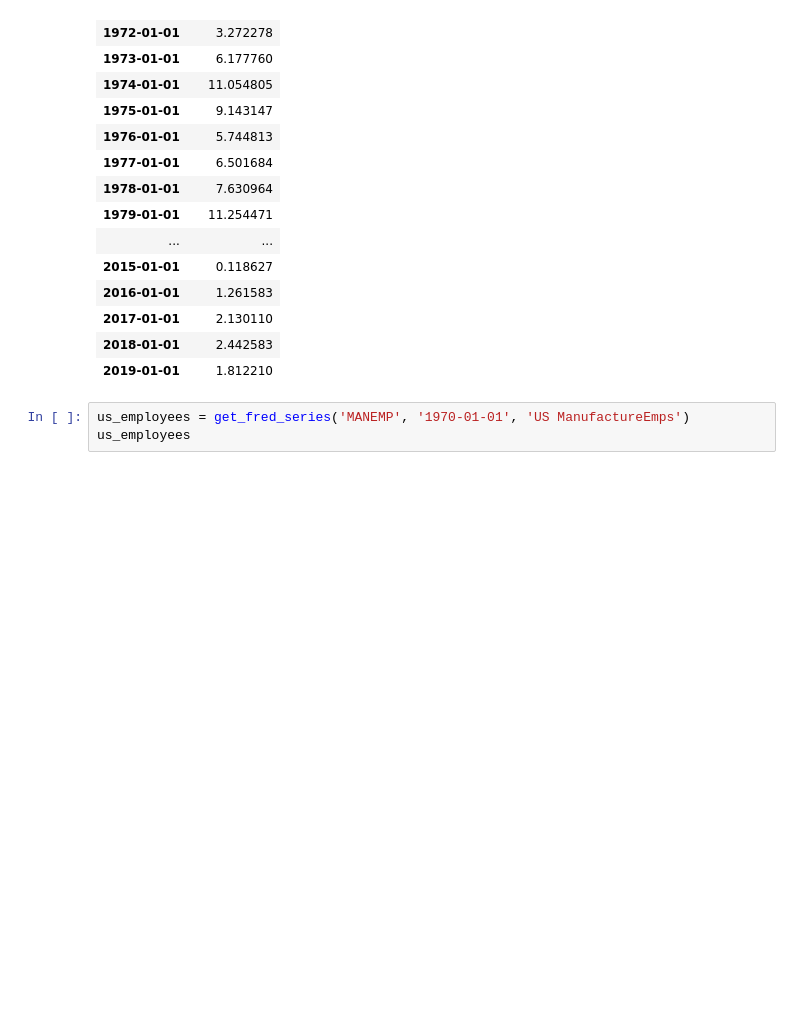
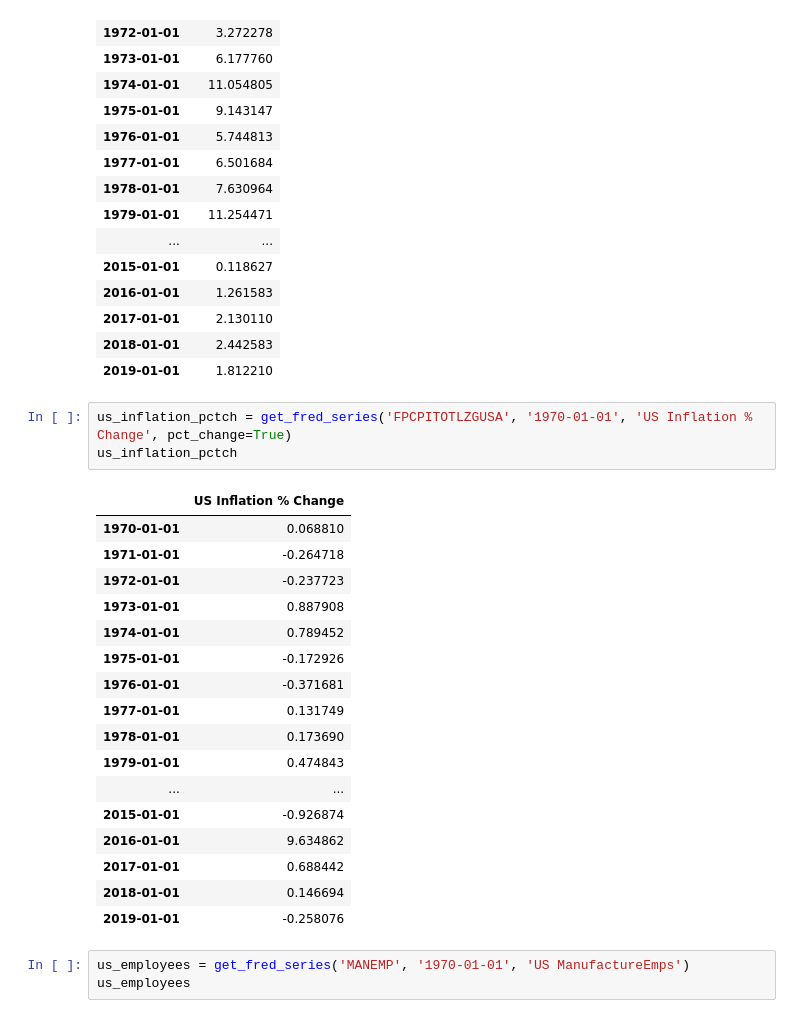
Before and after one commit to AvaneeshKolluri/MacroPredictionsProject, a Jupyter notebook: Project 2.ipynb, the cells around one changed output. Saved outputs shown, nothing was run; the diff lists cells and outputs as text; blank space fills up the shorter version.

```diff
--- a/Project 2.ipynb
+++ b/Project 2.ipynb
@@ -271,6 +271,27 @@ us_inflation
 | 2017-01-01 | 2.130110 |
 | 2018-01-01 | 2.442583 |
 | 2019-01-01 | 1.812210 |
+# %%
+us_inflation_pctch = get_fred_series('FPCPITOTLZGUSA', '1970-01-01', 'US Inflation % Change', pct_change=True)
+us_inflation_pctch
+# %% [output]
+|  | US Inflation % Change |
+| 1970-01-01 | 0.068810 |
+| 1971-01-01 | -0.264718 |
+| 1972-01-01 | -0.237723 |
+| 1973-01-01 | 0.887908 |
+| 1974-01-01 | 0.789452 |
+| 1975-01-01 | -0.172926 |
+| 1976-01-01 | -0.371681 |
+| 1977-01-01 | 0.131749 |
+| 1978-01-01 | 0.173690 |
+| 1979-01-01 | 0.474843 |
+| ... | ... |
+| 2015-01-01 | -0.926874 |
+| 2016-01-01 | 9.634862 |
+| 2017-01-01 | 0.688442 |
+| 2018-01-01 | 0.146694 |
+| 2019-01-01 | -0.258076 |
 # %%
 us_employees = get_fred_series('MANEMP', '1970-01-01', 'US ManufactureEmps')
 us_employees
```
Also changed, not shown: parts of 2 cells of this notebook.
